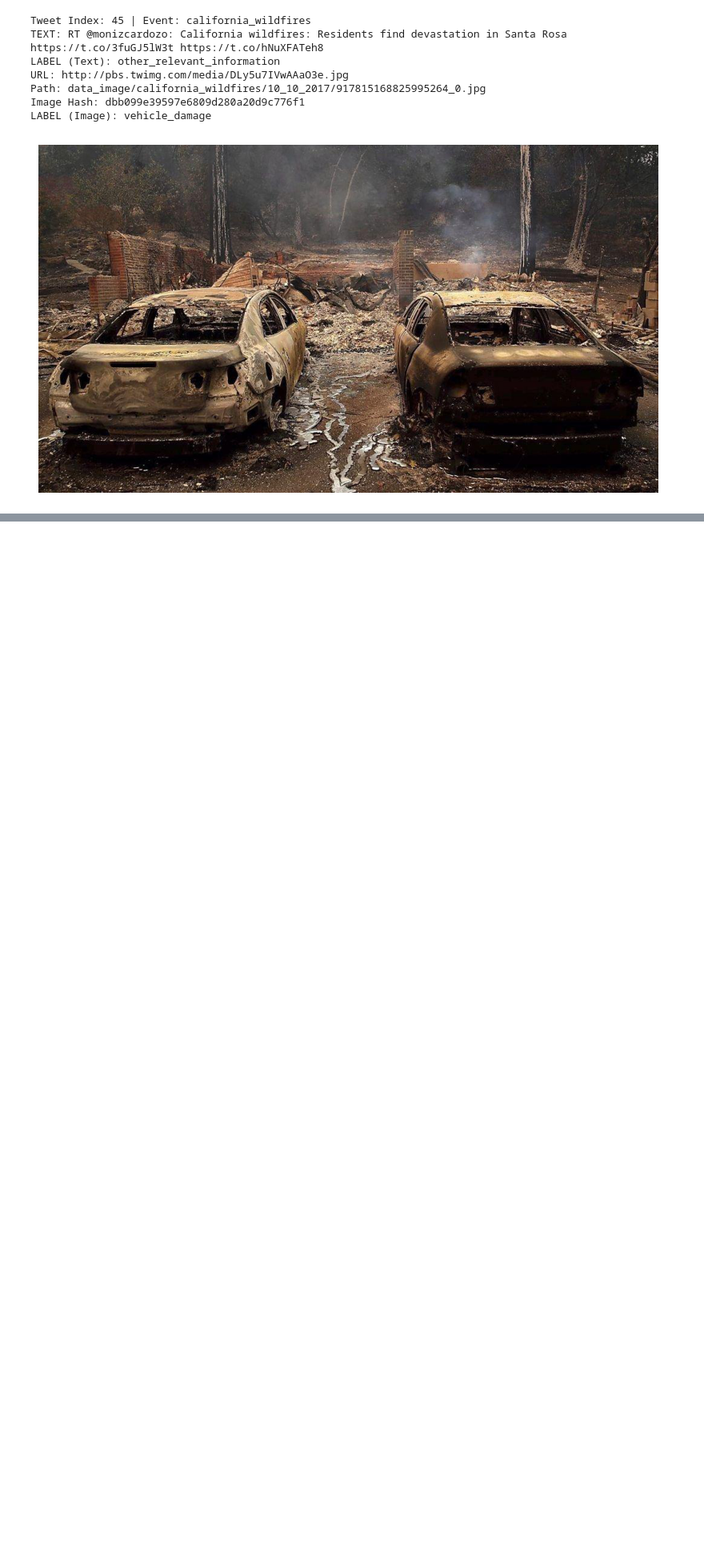
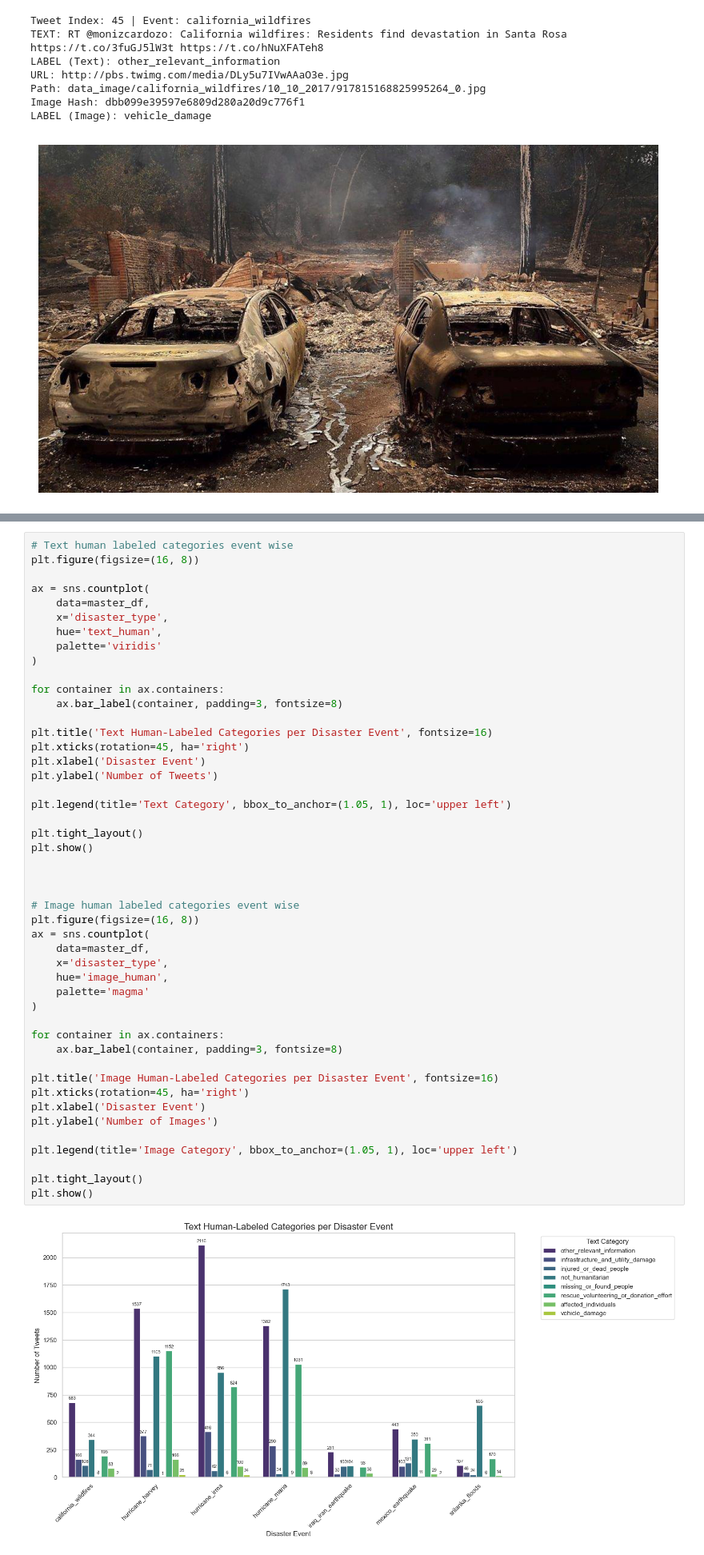
Before and after one commit to Data-Mining-Project-Group/crisisMMDplusplus, a Jupyter notebook: project_main.ipynb, the cells around one changed output, grey strips where cells are left out. Shown at 80% size. Drawn from its saved outputs; the diff is of its cells as text; blank space fills up the shorter version.

```diff
--- a/project_main.ipynb
+++ b/project_main.ipynb
@@ -295,0 +447,49 @@ Number of duplicate Images: 486
+# %%
+# Text human labeled categories event wise
+plt.figure(figsize=(16, 8))
+
+ax = sns.countplot(
+    data=master_df,
+    x='disaster_type',
+    hue='text_human',
+    palette='viridis'
+)
+
+for container in ax.containers:
+    ax.bar_label(container, padding=3, fontsize=8)
+
+plt.title('Text Human-Labeled Categories per Disaster Event', fontsize=16)
+plt.xticks(rotation=45, ha='right')
+plt.xlabel('Disaster Event')
+plt.ylabel('Number of Tweets')
+
+plt.legend(title='Text Category', bbox_to_anchor=(1.05, 1), loc='upper left')
+
+plt.tight_layout()
+plt.show()
+
+
+
+# Image human labeled categories event wise
+plt.figure(figsize=(16, 8))
+ax = sns.countplot(
+    data=master_df,
+    x='disaster_type',
+    hue='image_human',
+    palette='magma'
+)
+
+for container in ax.containers:
+    ax.bar_label(container, padding=3, fontsize=8)
+
+plt.title('Image Human-Labeled Categories per Disaster Event', fontsize=16)
+plt.xticks(rotation=45, ha='right')
+plt.xlabel('Disaster Event')
+plt.ylabel('Number of Images')
+
+plt.legend(title='Image Category', bbox_to_anchor=(1.05, 1), loc='upper left')
+
+plt.tight_layout()
+plt.show()
+# %% [output]
+[figure, added]
```
Also changed, not shown: parts of 9 cells of this notebook.
